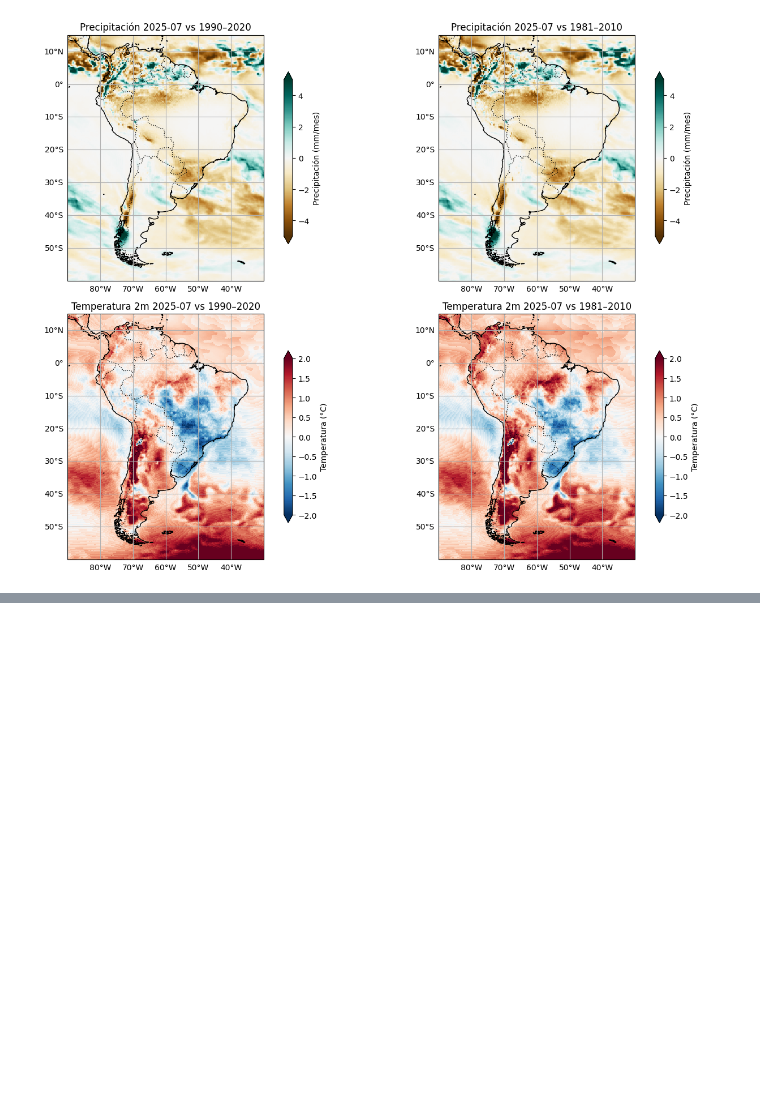
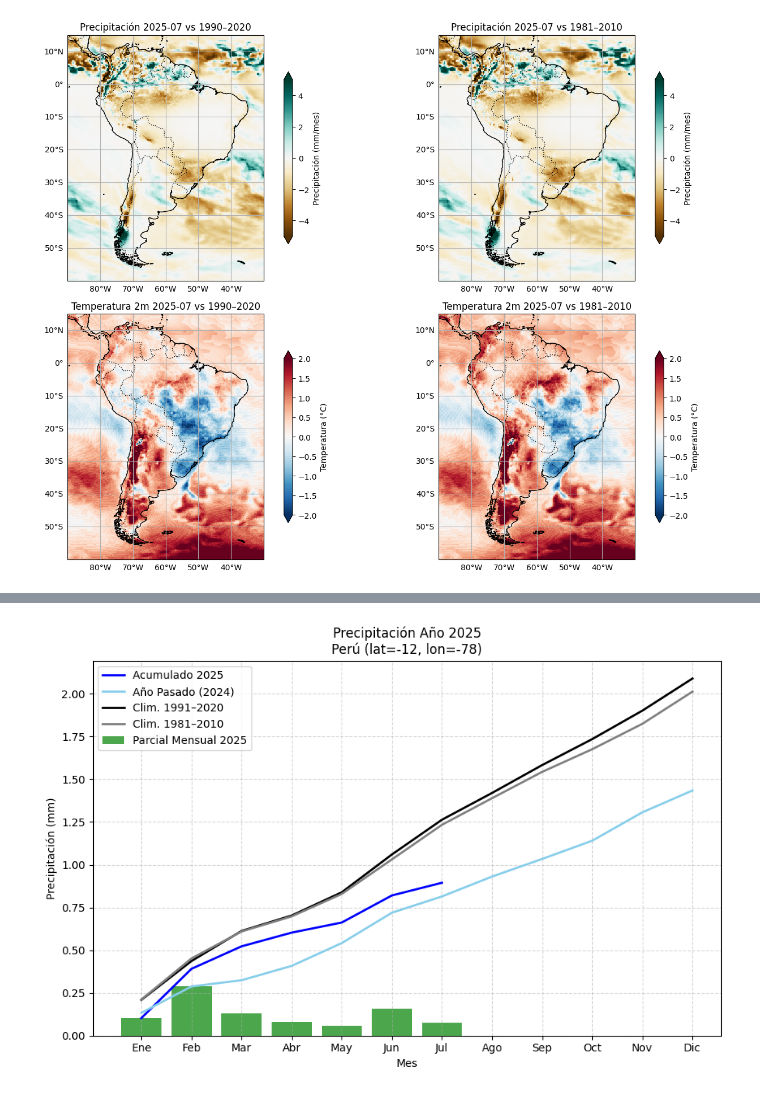
Before and after one commit to SMN-SENAMHI/MONITOREO, a Jupyter notebook: ERA5_SURFACE_MONTH.ipynb, the cells around one changed output, grey strips where cells are left out. Cells and saved outputs as stored; diff of their text form; code cells hidden in the pictures; blank space fills up the shorter version.

```diff
--- a/ERA5_SURFACE_MONTH.ipynb
+++ b/ERA5_SURFACE_MONTH.ipynb
@@ -242,3 +242,102 @@ plt.tight_layout()
 plt.show()
 # %% [output]
 [figure]
+# %%
+# ============================================
+# Gráfico de precipitación mensual acumulada en un punto
+# ============================================
+import numpy as np
+from geopy.geocoders import Nominatim
+
+# Definir punto en grados clásicos (originales)
+lat_in, lon_in = -12, -78
+
+# Convertir longitud a sistema 0–360 para ERA5
+if lon_in < 0:
+    lon_punto = 360 + lon_in   # -80 → 280
+else:
+    lon_punto = lon_in
+lat_punto = lat_in
+
+print(f"Usando coordenadas: lat={lat_in}, lon={lon_in} (convertido a {lon_punto})")
+
+# --------------------------------------------
+# Identificar lugar con Geopy (si hay internet)
+# --------------------------------------------
+try:
+    geolocator = Nominatim(user_agent="geoapi")
+    location = geolocator.reverse((lat_in, lon_in), language="es")
+    address = location.raw.get("address", {})
+
+    # Orden de prioridad para mostrar
+    lugar = (
+        address.get("city") or
+        address.get("town") or
+        address.get("village") or
+        address.get("county") or
+        address.get("state_district") or
+        address.get("state")
+    )
+    pais = address.get("country")
+    lugar_str = f"{lugar}, {pais}" if lugar else pais
+except Exception as e:
+    print("No se pudo identificar el lugar:", e)
+    lugar_str = "Ubicación desconocida"
+
+# Extraer series en el punto
+tp_punto = tp.sel(latitude=lat_punto, longitude=lon_punto, method="nearest")
+
+# Convertir a DataFrame
+df = tp_punto.to_dataframe().reset_index()
+df["año"] = df["valid_time"].dt.year
+df["mes"] = df["valid_time"].dt.month
+
+# ============================================
+# Años actual y pasado
+# ============================================
+anio_actual = 2025
+anio_pasado = 2024
+
+df_actual = df[df["año"] == anio_actual].groupby("mes")["tp"].mean()
+df_pasado = df[df["año"] == anio_pasado].groupby("mes")["tp"].mean()
+
+# ============================================
+# Climatologías
+# ============================================
+df_1981_2010 = df[(df["año"] >= 1981) & (df["año"] <= 2010)].groupby("mes")["tp"].mean()
+df_1991_2020 = df[(df["año"] >= 1991) & (df["año"] <= 2020)].groupby("mes")["tp"].mean()
+
+# ============================================
+# Calcular acumulados
+# ============================================
+acum_actual = df_actual.cumsum()
+acum_pasado = df_pasado.cumsum()
+acum_1981_2010 = df_1981_2010.cumsum()
+acum_1991_2020 = df_1991_2020.cumsum()
+
+# ============================================
+# Gráfico estilo Valdivia
+# ============================================
+fig, ax = plt.subplots(figsize=(9,6))
+
+# Barras: precipitación mensual parcial 2025
+ax.bar(df_actual.index, df_actual.values, color="green", alpha=0.7, label="Parcial Mensual 2025")
+
+# Líneas: acumulados
+ax.plot(acum_actual.index, acum_actual.values, color="blue", linewidth=2, label="Acumulado 2025")
+ax.plot(acum_pasado.index, acum_pasado.values, color="skyblue", linewidth=2, label="Año Pasado (2024)")
+ax.plot(acum_1991_2020.index, acum_1991_2020.values, color="black", linewidth=2, label="Clim. 1991–2020")
+ax.plot(acum_1981_2010.index, acum_1981_2010.values, color="gray", linewidth=2, label="Clim. 1981–2010")
+
+# Estilo
+ax.set_title(f"Precipitación Año {anio_actual}\n{lugar_str} (lat={lat_in}, lon={lon_in})")
+ax.set_xlabel("Mes")
+ax.set_ylabel("Precipitación (mm)")
+ax.set_xticks(range(1,13))
+ax.set_xticklabels(["Ene","Feb","Mar","Abr","May","Jun","Jul","Ago","Sep","Oct","Nov","Dic"])
+ax.legend()
+ax.grid(True, linestyle="--", alpha=0.5)
+
+plt.tight_layout()
+plt.show()
+# %% [output]
@@ -244,0 +345 @@ plt.show()
+[figure, added]
```
Also changed, not shown: parts of 2 cells of this notebook.
